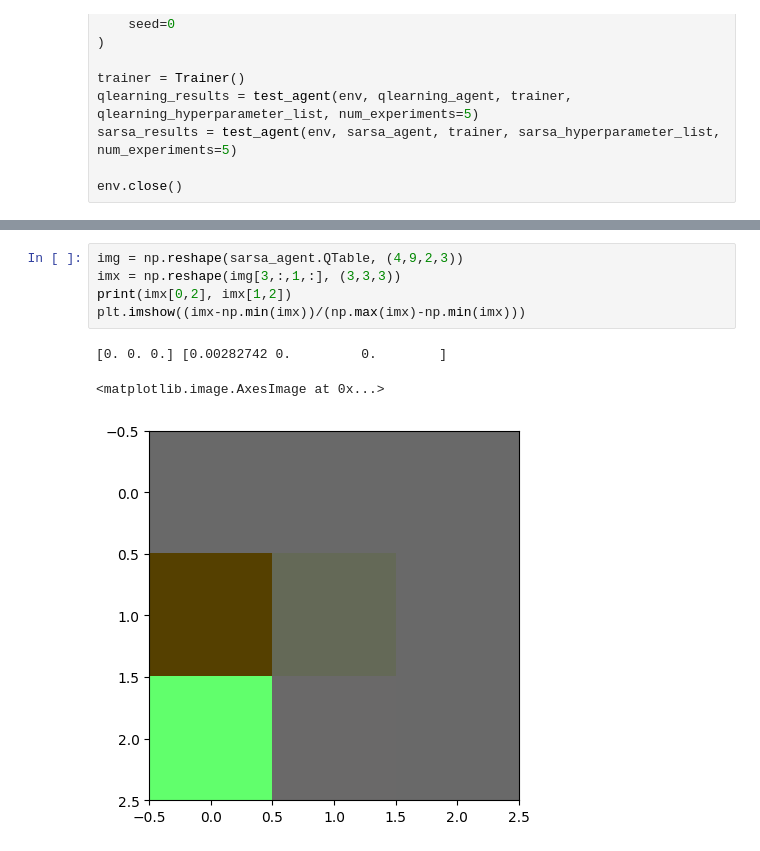
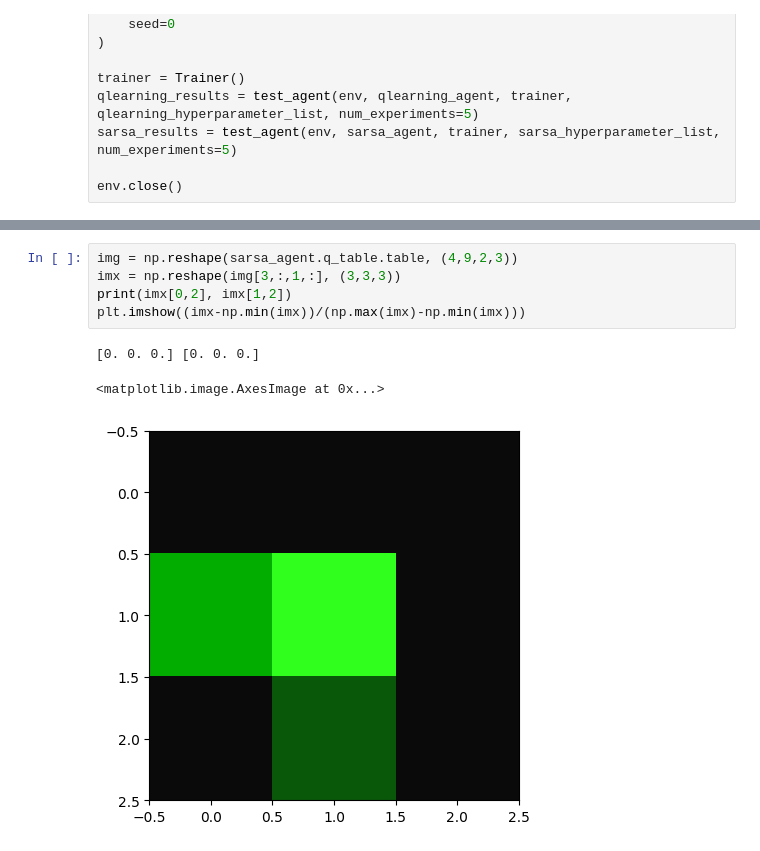
Before and after one commit to JG-0212/DA6400_RL_PA1, a Jupyter notebook: minigrid_training.ipynb, the cells around one changed output, grey strips where cells are left out. Cells and saved outputs as stored; diff of their text form.

```diff
--- a/minigrid_training.ipynb
+++ b/minigrid_training.ipynb
@@ -339,9 +192,9 @@ plot_test_results(sarsa_results, [0])
 # %%
-img = np.reshape(sarsa_agent.QTable, (4,9,2,3))
+img = np.reshape(sarsa_agent.q_table.table, (4,9,2,3))
 imx = np.reshape(img[3,:,1,:], (3,3,3))
 print(imx[0,2], imx[1,2])
 plt.imshow((imx-np.min(imx))/(np.max(imx)-np.min(imx)))
 # %% [output]
-[0. 0. 0.] [0.00282742 0.         0.        ]
+[0. 0. 0.] [0. 0. 0.]
 <matplotlib.image.AxesImage at 0x...>
-[figure, old version]
+[figure, new version]
```
Also changed, not shown: parts of 7 cells of this notebook, 5 other files.
